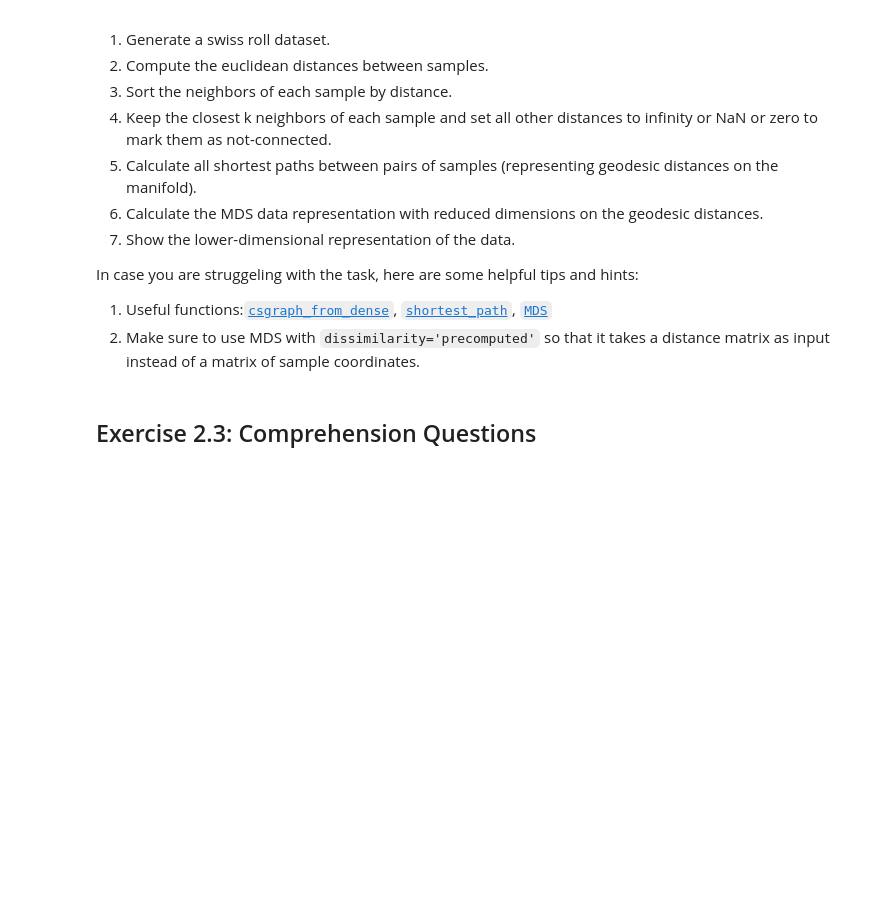
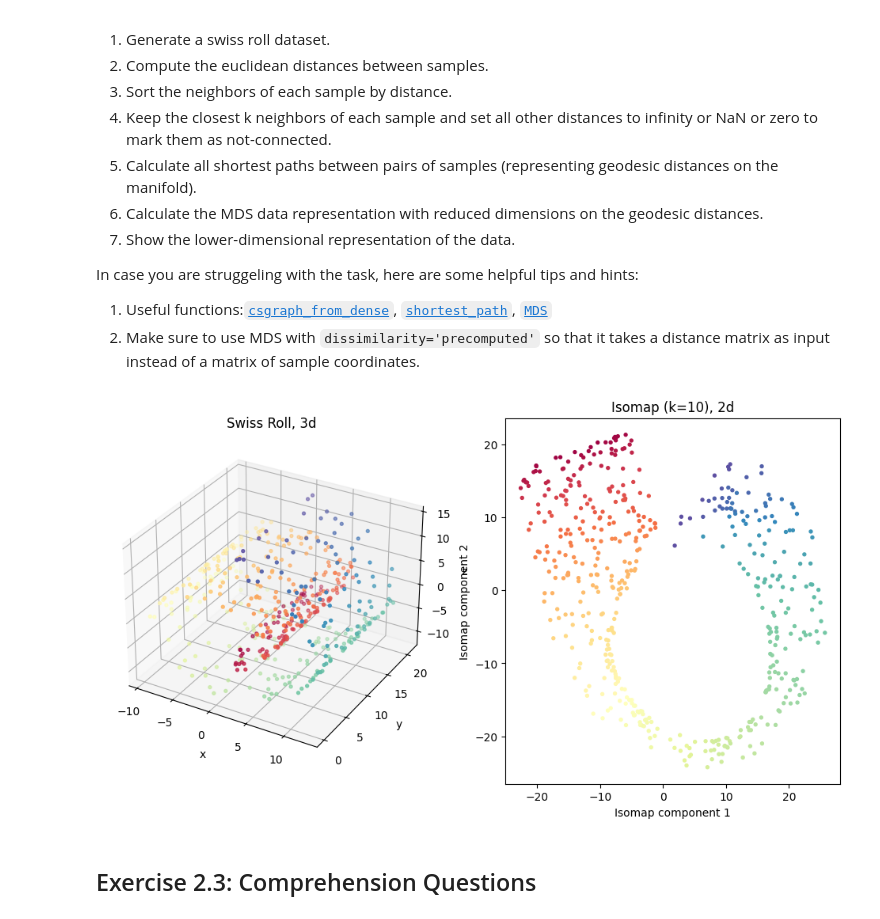
Before and after one commit to lorenz-reichert/maschinelles-lernen-2026, a Jupyter notebook: exercise_2.ipynb, the cells around one changed output. Drawn from its saved outputs; the diff is of its cells as text; code cells hidden in the pictures; blank space fills up the shorter version.

```diff
--- a/exercise_2.ipynb
+++ b/exercise_2.ipynb
@@ -136,63 +164,71 @@ from sklearn.datasets import make_swiss_roll
 ## Define variables
 
 # TODO n_samples : number of random samples (observations)
-n_samples = -1  # TODO
+n_samples = 500  # TODO
 
 # n_dims : number of dimensions of the embedding
 n_dims = 2
 
 # TODO n_neighbors : number of nearest neighbors (k)
-n_neighbors = -1 # TODO
+n_neighbors = 10 # TODO
 
 
 ## Compute and visualize the embedding using Isomap
 
 # TODO generate data (make_swiss_roll)
-data, color = make_swiss_roll(n_samples, noise=0.05)
+data, color = make_swiss_roll(n_samples=n_samples, noise=0.05, random_state=67)
 
 # TODO compute euclidean distance vector (pdist)
-distances = pdist(data)
+distances = pdist(data, metric="euclidean")
 
 # TODO reshape into distance matrix (squareform)
 distances = squareform(distances)
 
 # TODO find the nearest neighbor-indices (argsort)
-permutation = np.argsort(distances) # sort along one dim and get indices for permutation
+permutation = np.argsort(distances, axis=1) # sort along one dim and get indices for permutation
 
 
 # TODO create the local distance matrix (only to the nearest neighbors)
 # All other values must be zero
-distances_local = [] # initialize
+distances_local = np.zeros_like(distances) # initialize
 for i in range(n_samples):
    # TODO: write the K-NNs (of the i-th row) distances to the position of K-NNs
-   indices =
-   distances_local[i,indices] =
+   indices = permutation[i, 1:n_neighbors + 1]
+   distances_local[i,indices] = distances[i, indices]
 
 # enforce distances_local to be symmetric
 distances_local_transposed = distances_local.T
 # get all entries that should be !=0 but are not in the current dist mat
 mask = (distances_local == 0) & (distances_local_transposed != 0);
 distances_local[mask] = distances_local_transposed[mask]
 
 # TODO compute shortest paths
 # output: [D(i,j)], where D(i,j) = distance from node 'i' to node 'j'
-distances_geodesic =
+distances_geodesic = shortest_path(distances_local, directed=False, unweighted=False, method="D")
 assert not np.any(np.isinf(distances_geodesic)), 'Error: manifold is fragmented into multiple disconnected regions.'
 
 # TODO classical multidimensional scaling (MDS)
-embedding =
-data_isomap =
+embedding = MDS(n_components=n_dims, dissimilarity="precomputed", random_state=67)
+data_isomap = embedding.fit_transform(distances_geodesic)
 
 # TODO visualize both the original data and its embedding (add_subplot, scatter)
 from mpl_toolkits.mplot3d import Axes3D
 fig = plt.figure(figsize = (12,6))
 ax = fig.add_subplot(121, projection='3d')
-ax. # 3d plot here
+ax.scatter(data[:, 0], data[:, 1], data[:, 2], c=color, cmap="Spectral", s=8) # 3d plot here
+ax.set_title("Swiss Roll, 3d")
+ax.set_xlabel("x")
+ax.set_ylabel("y")
+ax.set_zlabel("z")
 
 ax = fig.add_subplot(122)
-ax. # 2d plot here
-
+ax.scatter(data_isomap[:, 0], data_isomap[:, 1], c=color, cmap="Spectral", s=8) # 2d plot here
+ax.set_title(f"Isomap (k={n_neighbors}), 2d")
+ax.set_xlabel("Isomap component 1")
+ax.set_ylabel("Isomap component 2")
 plt.show()
+# %% [output]
+[figure, added]
 # %% [markdown]
 ## Exercise 2.3: Comprehension Questions
 # %% [markdown]
```
Also changed, not shown: parts of 2 cells of this notebook.
